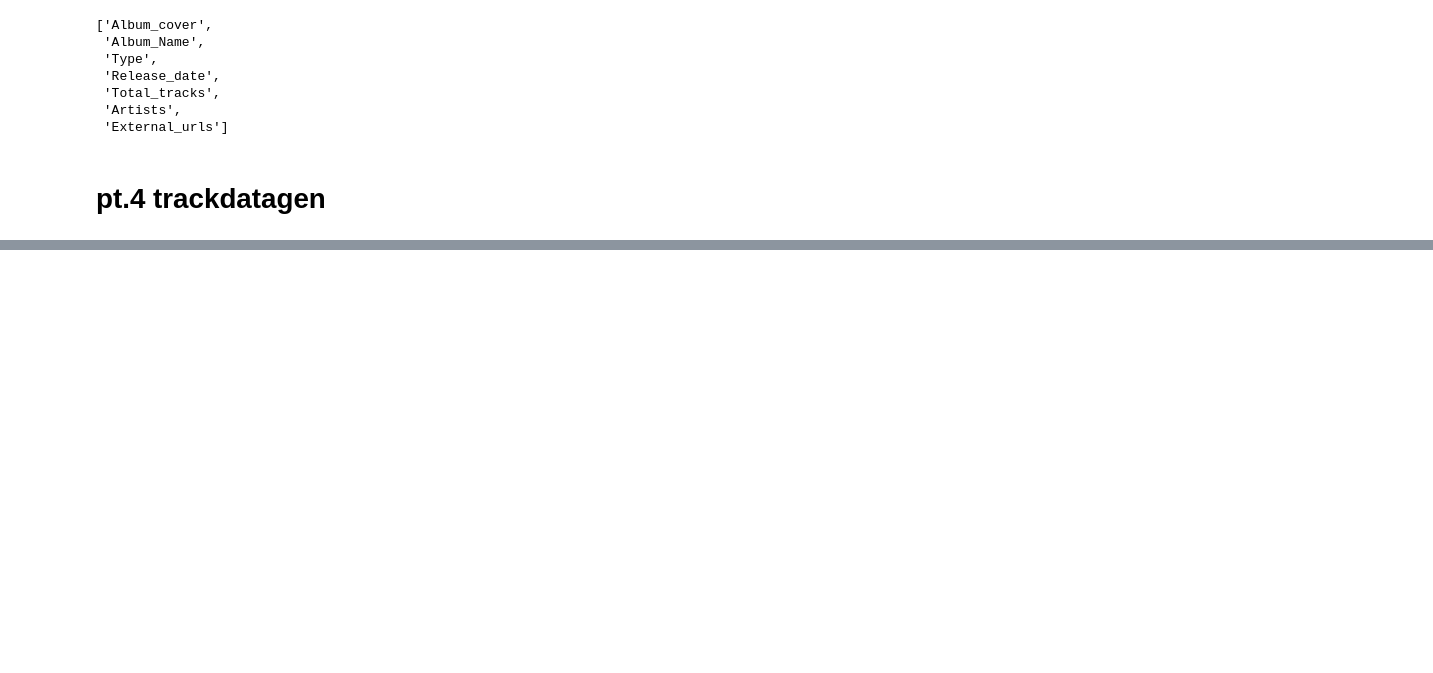
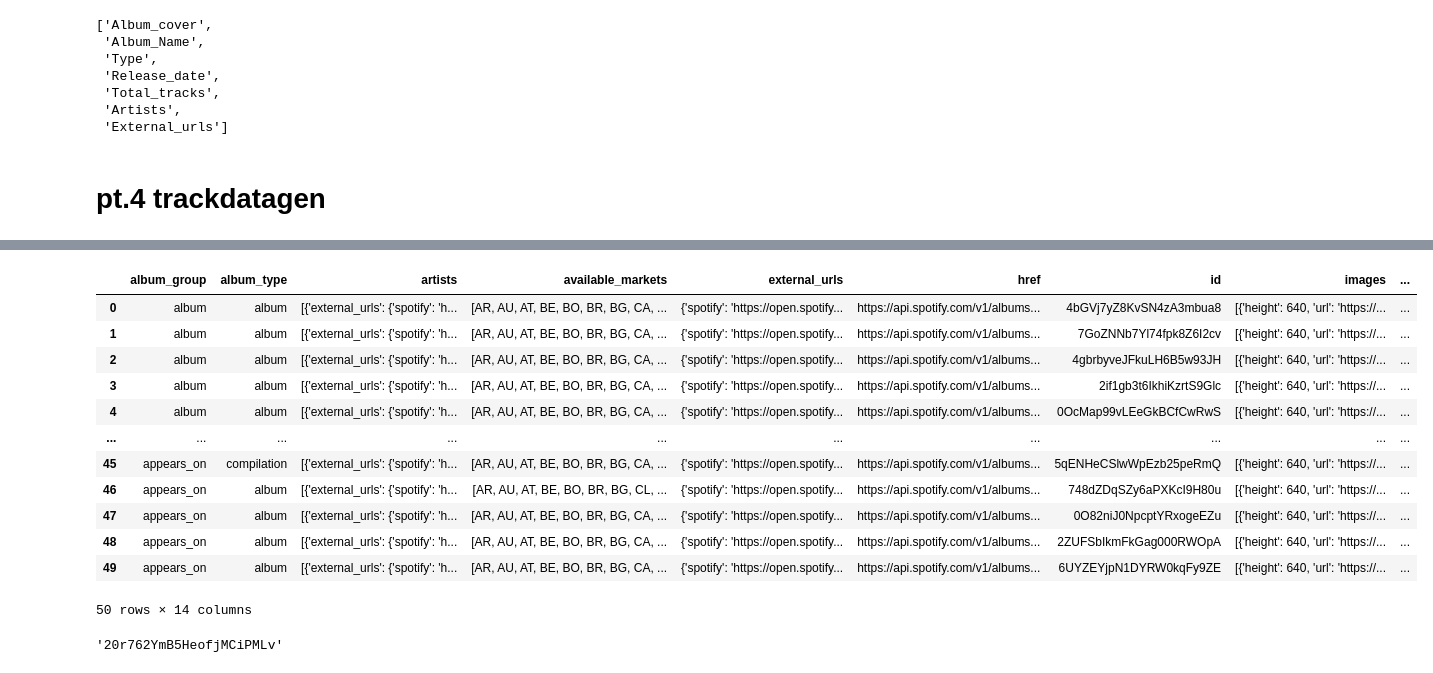
Before and after one commit to jameslu0308/spotify_project2, a Jupyter notebook: dataAnalysis_prac.ipynb, the cells around one changed output, grey strips where cells are left out. Cells and saved outputs as stored; diff of their text form; code cells hidden in the pictures; blank space fills up the shorter version.

```diff
--- a/dataAnalysis_prac.ipynb
+++ b/dataAnalysis_prac.ipynb
@@ -813,0 +834,15 @@ columns
+# %%
+# trackdatagen
+albName = 'My Beautiful Dark Twisted Fantasy'
+artName = 'Kanye West'
+
+collection1 = Spotify('rapper_album_information')
+collection2 = Spotify('rapper_track_general_information')
+
+filter1 = {'items.name': albName,
+            'items.artists.name': artName}
+# %%
+df1 = pd.DataFrame(
+            collection1.get_collection_search_query_multiple_conditions(filter1, 'and')
+            )
+df1
@@ -813,0 +859,3 @@ columns
+# %%
+list1 = df1.loc[0]['items']
+list1
@@ -813,0 +880,22 @@ columns
+# %%
+df2 = pd.DataFrame.from_records(list1)
+df2
+# %% [output]
+|  | album_group | album_type | artists | available_markets | external_urls | href | id | images | ... |
+| 0 | album | album | [{'external_urls': {'spotify': 'h... | [AR, AU, AT, BE, BO, BR, BG, CA, ... | {'spotify': 'https://open.spotify... | https://api.spotify.com/v1/albums... | 4bGVj7yZ8KvSN4zA3mbua8 | [{'height': 640, 'url': 'https://... | ... |
+| 1 | album | album | [{'external_urls': {'spotify': 'h... | [AR, AU, AT, BE, BO, BR, BG, CA, ... | {'spotify': 'https://open.spotify... | https://api.spotify.com/v1/albums... | 7GoZNNb7Yl74fpk8Z6I2cv | [{'height': 640, 'url': 'https://... | ... |
+| 2 | album | album | [{'external_urls': {'spotify': 'h... | [AR, AU, AT, BE, BO, BR, BG, CA, ... | {'spotify': 'https://open.spotify... | https://api.spotify.com/v1/albums... | 4gbrbyveJFkuLH6B5w93JH | [{'height': 640, 'url': 'https://... | ... |
+| 3 | album | album | [{'external_urls': {'spotify': 'h... | [AR, AU, AT, BE, BO, BR, BG, CA, ... | {'spotify': 'https://open.spotify... | https://api.spotify.com/v1/albums... | 2if1gb3t6IkhiKzrtS9Glc | [{'height': 640, 'url': 'https://... | ... |
+| 4 | album | album | [{'external_urls': {'spotify': 'h... | [AR, AU, AT, BE, BO, BR, BG, CA, ... | {'spotify': 'https://open.spotify... | https://api.spotify.com/v1/albums... | 0OcMap99vLEeGkBCfCwRwS | [{'height': 640, 'url': 'https://... | ... |
+| ... | ... | ... | ... | ... | ... | ... | ... | ... | ... |
+| 45 | appears_on | compilation | [{'external_urls': {'spotify': 'h... | [AR, AU, AT, BE, BO, BR, BG, CA, ... | {'spotify': 'https://open.spotify... | https://api.spotify.com/v1/albums... | 5qENHeCSlwWpEzb25peRmQ | [{'height': 640, 'url': 'https://... | ... |
+| 46 | appears_on | album | [{'external_urls': {'spotify': 'h... | [AR, AU, AT, BE, BO, BR, BG, CL, ... | {'spotify': 'https://open.spotify... | https://api.spotify.com/v1/albums... | 748dZDqSZy6aPXKcI9H80u | [{'height': 640, 'url': 'https://... | ... |
+| 47 | appears_on | album | [{'external_urls': {'spotify': 'h... | [AR, AU, AT, BE, BO, BR, BG, CA, ... | {'spotify': 'https://open.spotify... | https://api.spotify.com/v1/albums... | 0O82niJ0NpcptYRxogeEZu | [{'height': 640, 'url': 'https://... | ... |
+| 48 | appears_on | album | [{'external_urls': {'spotify': 'h... | [AR, AU, AT, BE, BO, BR, BG, CA, ... | {'spotify': 'https://open.spotify... | https://api.spotify.com/v1/albums... | 2ZUFSbIkmFkGag000RWOpA | [{'height': 640, 'url': 'https://... | ... |
+| 49 | appears_on | album | [{'external_urls': {'spotify': 'h... | [AR, AU, AT, BE, BO, BR, BG, CA, ... | {'spotify': 'https://open.spotify... | https://api.spotify.com/v1/albums... | 6UYZEYjpN1DYRW0kqFy9ZE | [{'height': 640, 'url': 'https://... | ... |
+50 rows × 14 columns
+# %%
+albumID = df2[df2['name'] == albName]['id'].iloc[0]
+albumID
+# %% [output]
+'20r762YmB5HeofjMCiPMLv'
```
Also changed, not shown: parts of 19 cells of this notebook.
